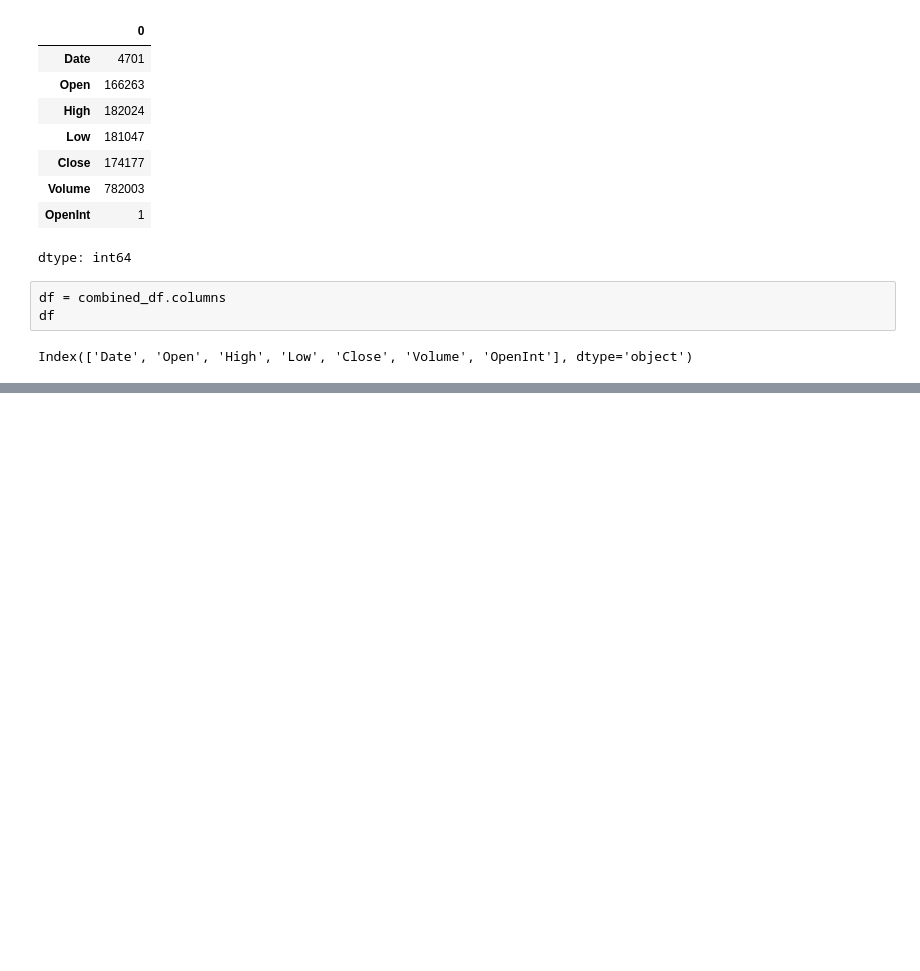
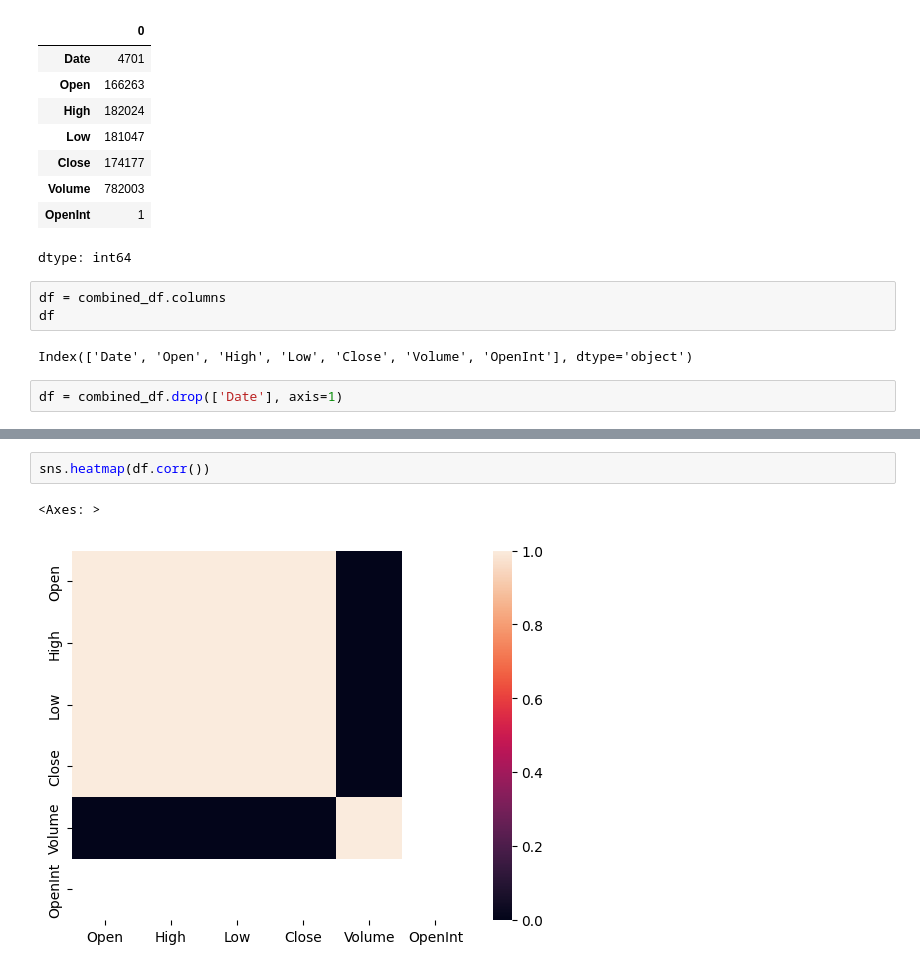
Before and after one commit to tejas-p-28/stock_market, a Jupyter notebook: Stock Market/stock_market_analysis.ipynb, the cells around one changed output, grey strips where cells are left out. Saved outputs shown, nothing was run; the diff lists cells and outputs as text; blank space fills up the shorter version.

```diff
--- a/Stock Market/stock_market_analysis.ipynb
+++ b/Stock Market/stock_market_analysis.ipynb
@@ -44,3 +44,5 @@ df = combined_df.columns
 df
 # %% [output]
 Index(['Date', 'Open', 'High', 'Low', 'Close', 'Volume', 'OpenInt'], dtype='object')
+# %%
+df = combined_df.drop(['Date'], axis=1)
@@ -46,0 +68,5 @@ Index(['Date', 'Open', 'High', 'Low', 'Close', 'Volume', 'OpenInt'], dtype='obje
+# %%
+sns.heatmap(df.corr())
+# %% [output]
+<Axes: >
+[figure, added]
```
Also changed, not shown: parts of 2 cells of this notebook.
